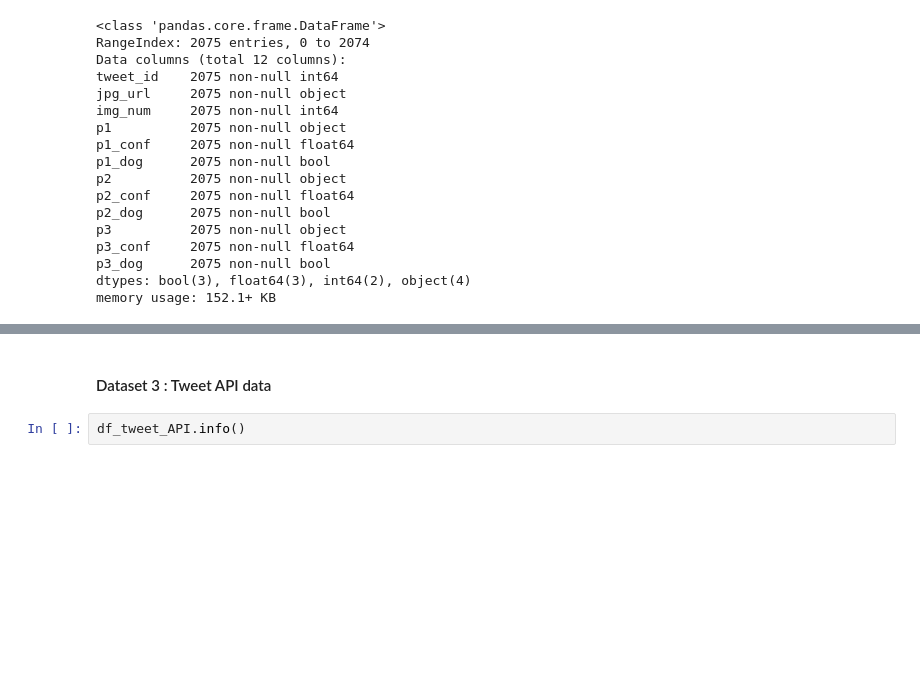
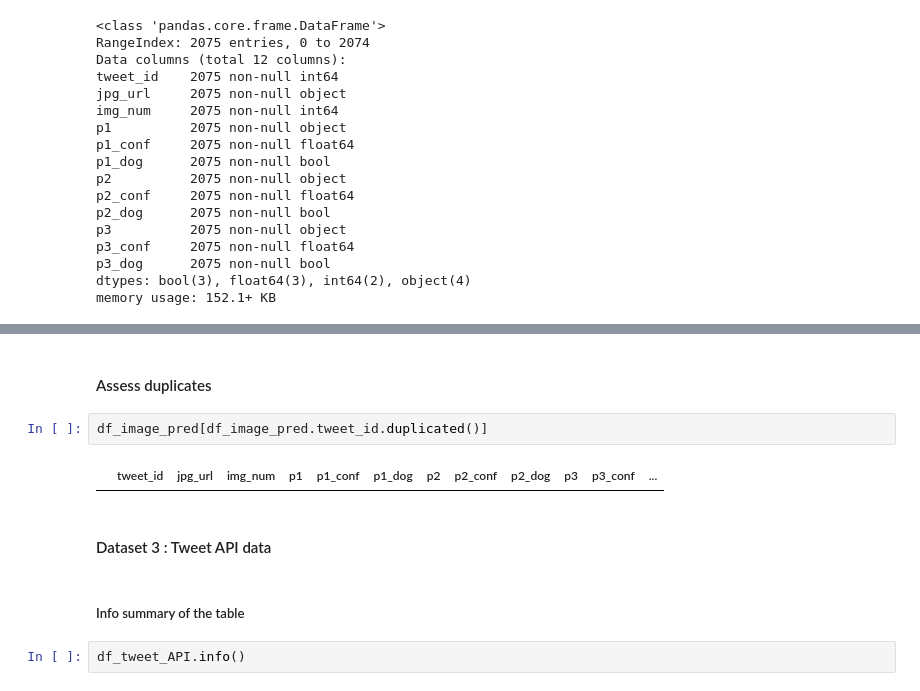
Before and after one commit to LauranneKer/Wrangle-and-analyze-data, a Jupyter notebook: wrangle_act.ipynb, the cells around one changed output, grey strips where cells are left out. Drawn from its saved outputs; the diff is of its cells as text; blank space fills up the shorter version.

```diff
--- a/wrangle_act.ipynb
+++ b/wrangle_act.ipynb
@@ -491,5 +570,13 @@ memory usage: 152.1+ KB
+# %% [markdown]
+#### Assess duplicates
+# %%
+df_image_pred[df_image_pred.tweet_id.duplicated()]
+# %% [output]
+|  | tweet_id | jpg_url | img_num | p1 | p1_conf | p1_dog | p2 | p2_conf | p2_dog | p3 | p3_conf | ... |
 # %% [markdown]
 #### Dataset 3 : Tweet API data
+# %% [markdown]
+##### Info summary of the table
 # %%
 df_tweet_API.info()
 # %% [output]
```
Also changed, not shown: parts of 68 cells of this notebook.
